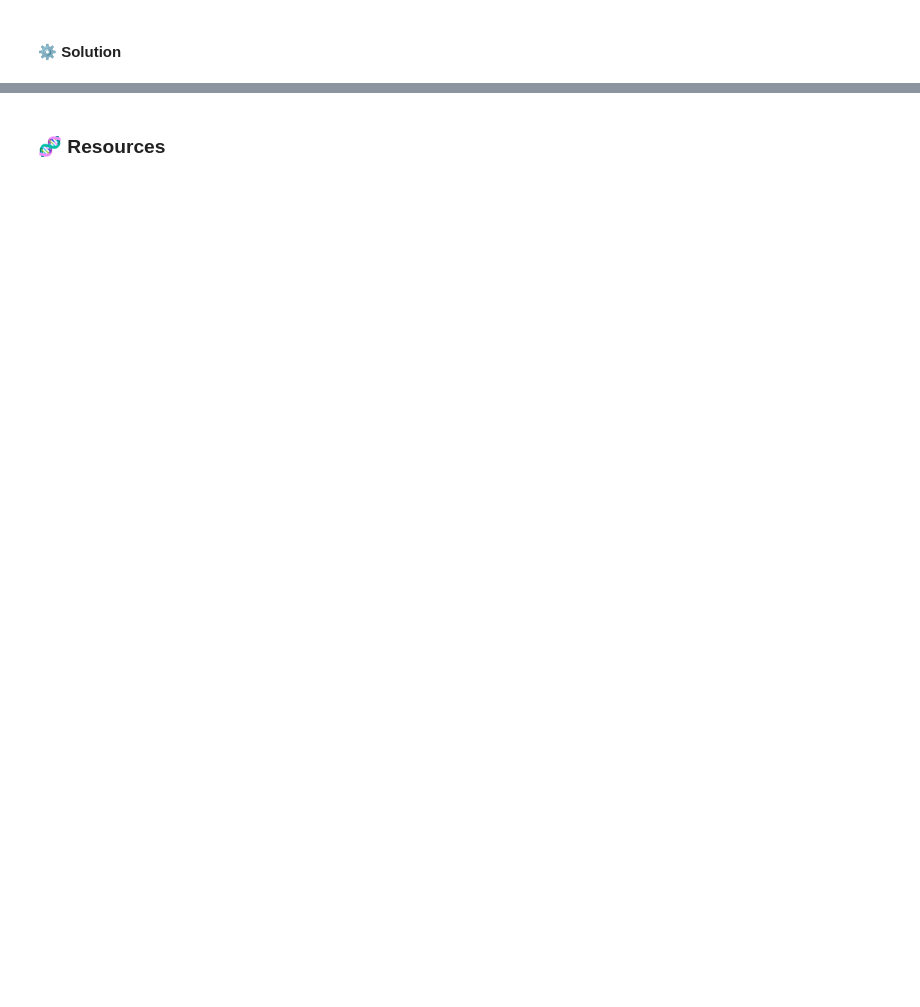
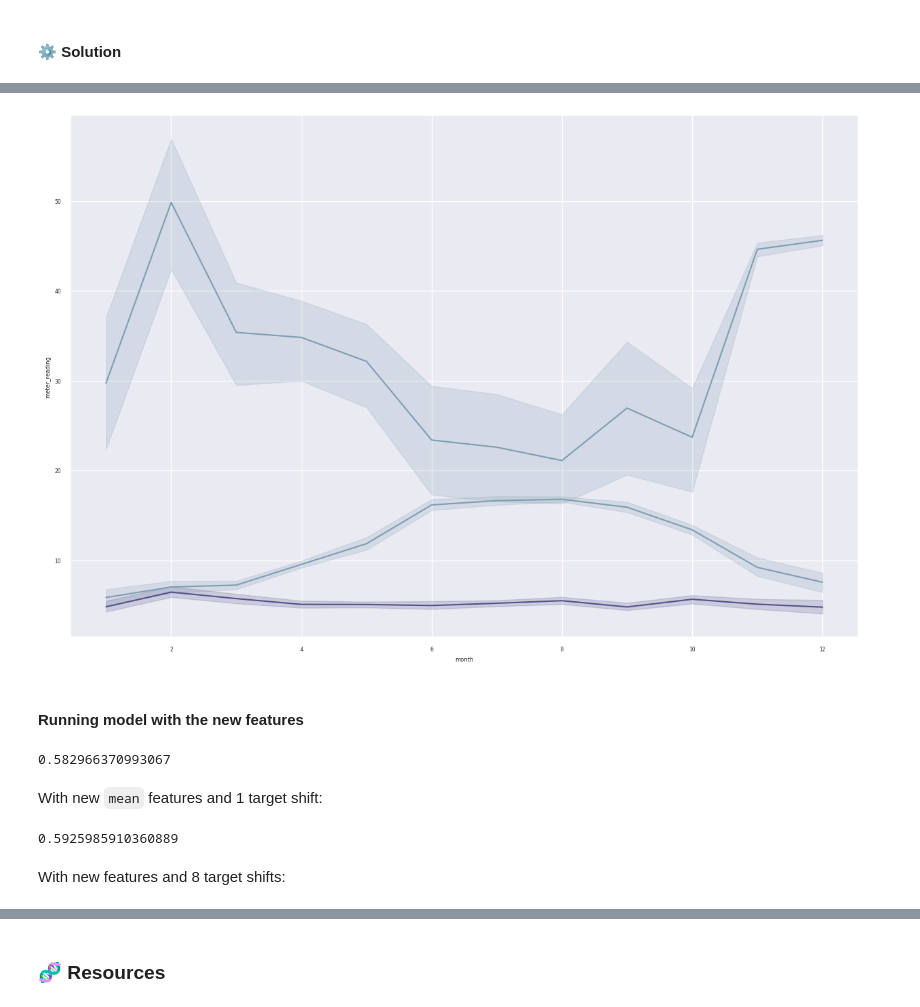
Before and after one commit to STASYA00/IAAC2024_tutorials, a Jupyter notebook: notebooks/06_time_series.ipynb, the cells around one changed output, grey strips where cells are left out. Cells and saved outputs as stored; diff of their text form; code cells hidden in the pictures; blank space fills up the shorter version.

```diff
--- a/notebooks/06_time_series.ipynb
+++ b/notebooks/06_time_series.ipynb
@@ -122,0 +392,5 @@ print(scores)
+# %%
+site_id = 0
+w_stats_0 = weather.loc[weather["site_id"]==site_id].set_index("day").resample('D')[['airTemperature',
+                                                                       "windSpeed"]].agg(['min', 'max', "mean"]).to_records()
+w_stats_df_0 = pd.DataFrame(w_stats_0)
@@ -124,0 +526,35 @@ print(scores)
+# %%
+sns.set(font_scale=0.5, rc={'figure.figsize':(25,8)})
+fig, axes = plt.subplots(1, 1, figsize=(15, 10))
+# for bid in full_df["building_id"].unique().tolist()[:10]:
+sns.lineplot(data=full_df.loc[full_df["building_id"]==2].loc[full_df["meter"]==0],
+                x="month", y=target, color=colors[0]/255.)
+
+for j, col in enumerate(["airtemp_mean","windspeed_mean"]):
+    sns.lineplot(data=full_df.loc[full_df["building_id"]==2].loc[full_df["meter"]==0],
+                 x="month", y=col, color=colors[j]/255.)
+# %% [output]
+[figure, added]
+# %% [markdown]
+#### Running model with the new features
+# %%
+X_train, X_valid, Y_train, Y_valid = split_time_data(full_df)
+
+model = RandomForestRegressor(n_estimators=10, random_state=154).fit(X_train, Y_train)
+score = model.score(X_valid, Y_valid)
+print(score)
+# %% [output]
+0.582966370993067
+# %% [markdown]
+With new ``mean`` features and 1 target shift:
+# %%
+df7 = make_shifts(full_df.drop(columns=[x for x in full_df.columns if "max" in x or "min" in x]), 1)
+X_train, X_valid, Y_train, Y_valid = split_time_data(df7)
+
+model = RandomForestRegressor(n_estimators=10, random_state=154).fit(X_train, Y_train)
+score = model.score(X_valid, Y_valid)
+print(score)
+# %% [output]
+0.5925985910360889
+# %% [markdown]
+With new features and 8 target shifts:
```
Also changed, not shown: parts of 101 cells of this notebook, 2 other files.
